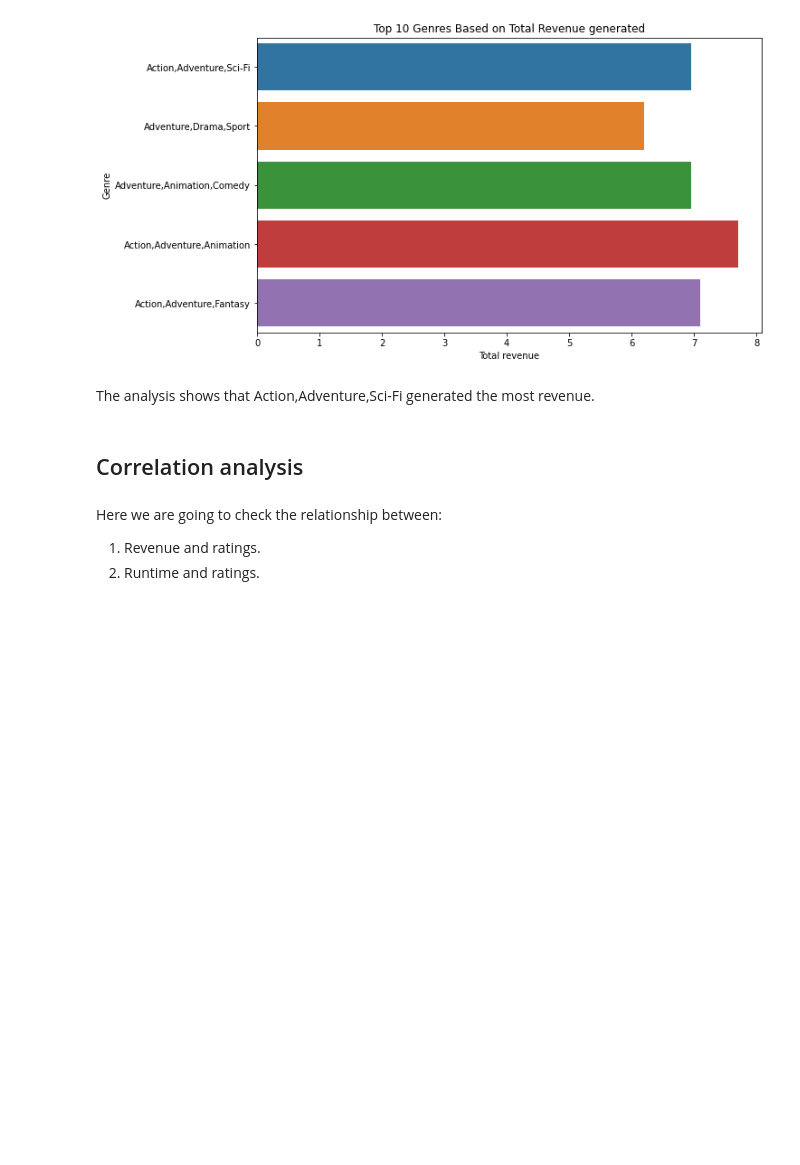
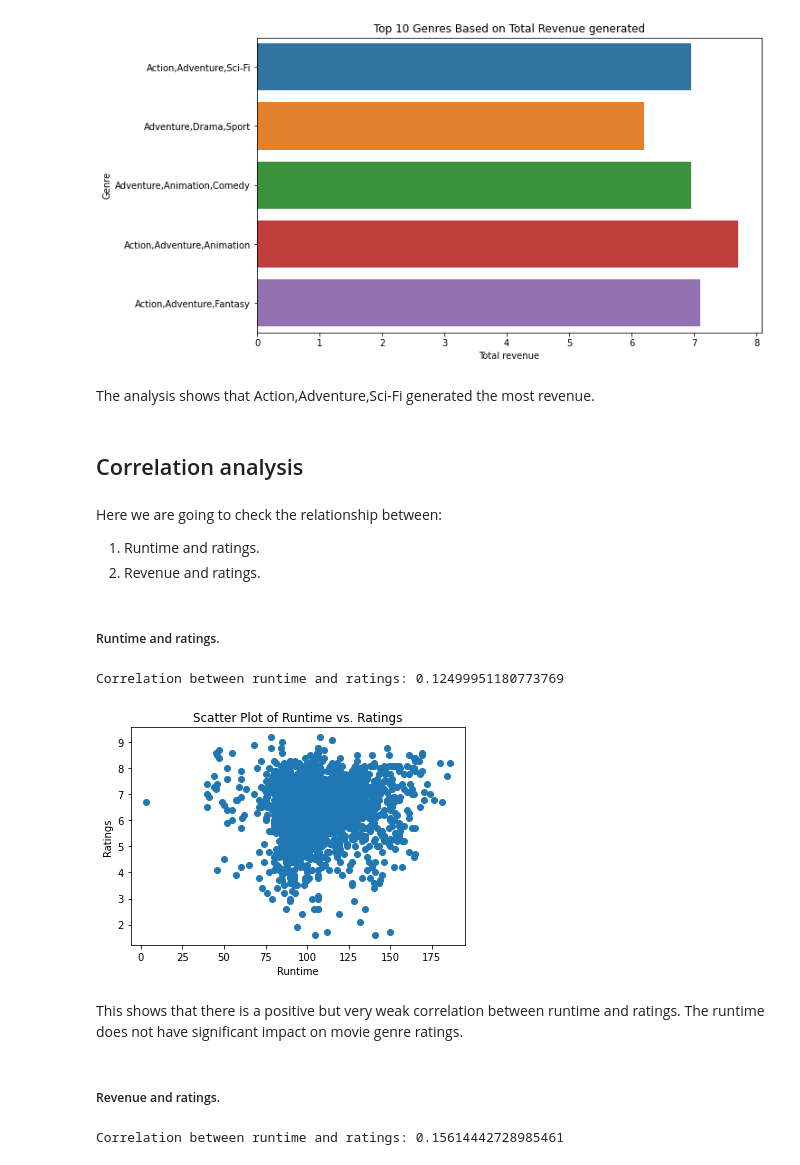
Before and after one commit to Kipsowe/dsc-phase-1-project, a Jupyter notebook: student.ipynb, the cells around one changed output. Drawn from its saved outputs; the diff is of its cells as text; code cells hidden in the pictures; blank space fills up the shorter version.

```diff
--- a/student.ipynb
+++ b/student.ipynb
@@ -507,5 +518,33 @@ The analysis shows that  Action,Adventure,Sci-Fi generated the most revenue.
 ## Correlation analysis
 # %% [markdown]
 Here we are going to check the relationship between:
-1. Revenue and ratings.
-2. Runtime and ratings.
+1. Runtime and ratings.
+2. Revenue and ratings.
+# %% [markdown]
+##### Runtime and ratings.
+# %%
+# Correlation between runtime and ratings calculation
+run_rate_corr = df['runtime_minutes'].corr(df['averagerating'])
+
+print(f"Correlation between runtime and ratings: {run_rate_corr}")
+# %% [output]
+Correlation between runtime and ratings: 0.12499951180773769
+# %%
+# Visualizing the correlation in a scatterplot.
+plt.scatter(df['runtime_minutes'], df['averagerating'])
+plt.xlabel('Runtime')
+plt.ylabel('Ratings')
+plt.title('Scatter Plot of Runtime vs. Ratings')
+plt.show()
+# %% [output]
+[figure, added]
+# %% [markdown]
+This shows that there is a positive but very weak correlation between runtime and ratings.
+The runtime does not have significant impact on movie genre ratings.
+# %% [markdown]
+#####  Revenue and ratings.
+# %%
+rev_rate_corr = df['total_revenue'].corr(df['averagerating'])
+print(f"Correlation between runtime and ratings: {rev_rate_corr}")
+# %% [output]
+Correlation between runtime and ratings: 0.15614442728985461
```
Also changed, not shown: parts of 7 cells of this notebook.
